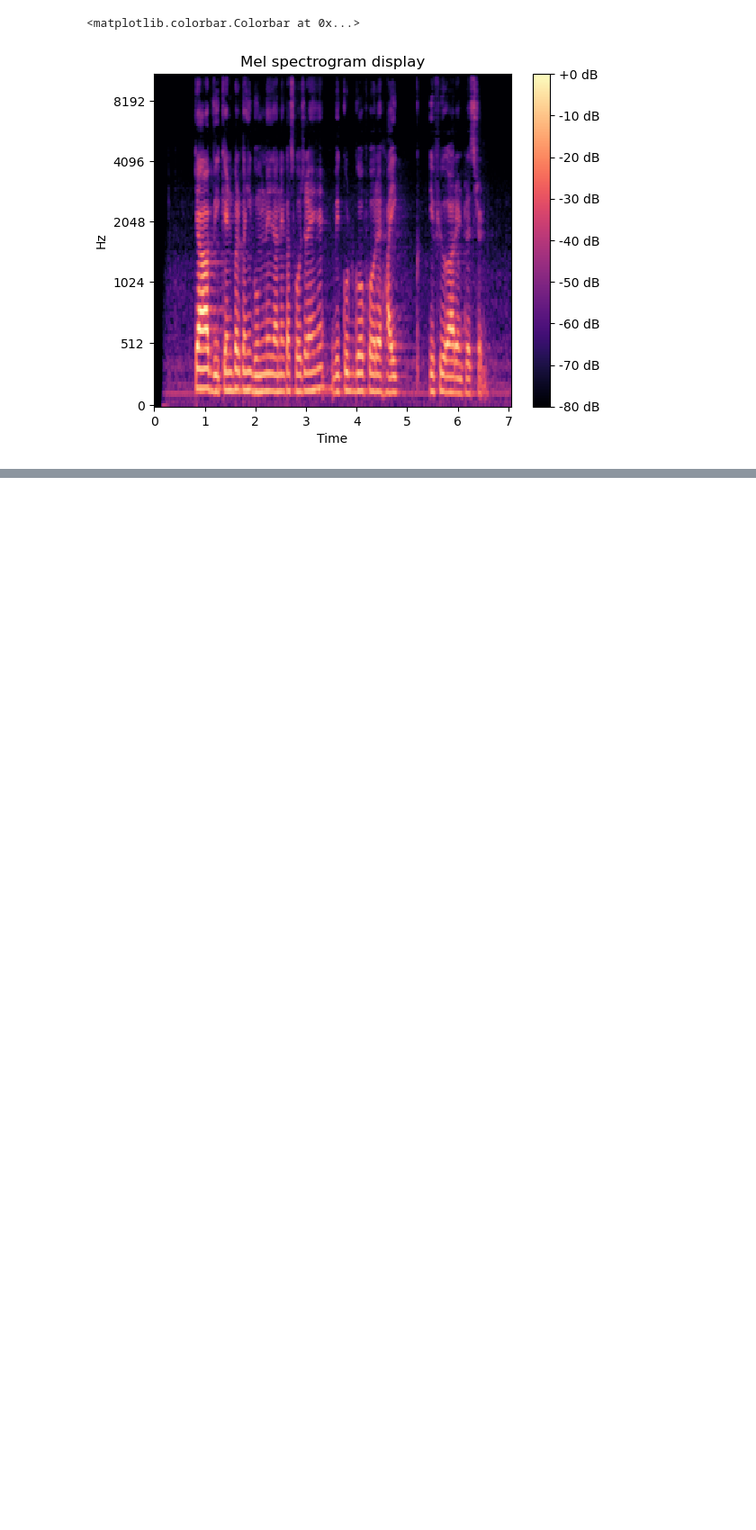
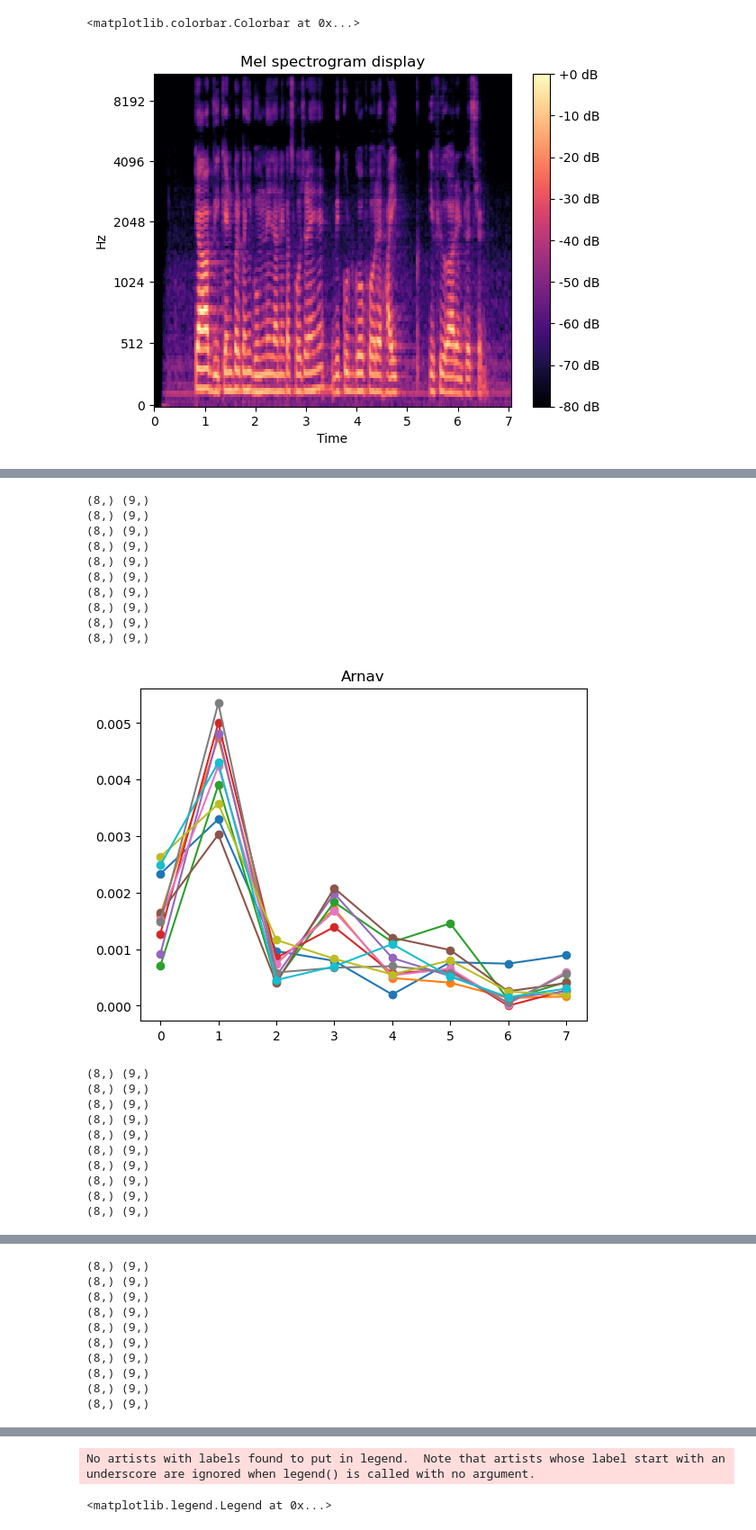
Before and after one commit to KhadgaA/Multilingual-Speaker-Verification, a Jupyter notebook: Trial.ipynb, the cells around one changed output, grey strips where cells are left out. Shown at 90% size. Cells and saved outputs as stored; diff of their text form; code cells hidden in the pictures; blank space fills up the shorter version.

```diff
--- a/Trial.ipynb
+++ b/Trial.ipynb
@@ -410,0 +399,4 @@ def Classification(X_train, X_test, y_train, y_test,data,name:str,Gridsearch = F
+# %%
+for sig, fs in df[['y','sr']].values:
+    print(sig,fs)
+    break
@@ -410,0 +489,39 @@ def Classification(X_train, X_test, y_train, y_test,data,name:str,Gridsearch = F
+# %%
+#plot hist for each different person in df
+DOM_freq = []
+min_dom_freq = 100
+max_dom_freq = 1000
+for name in df['class'].unique():
+    for sig, fs in df[df['class']==name][['y','sr']].values:
+        dom_f = dominant_frequencies.get_dominant_frequencies(sig,fs,nfft=512,butter_filter=True)
+        dom_f = dom_f[(dom_f>min_dom_freq) & (dom_f<max_dom_freq)]
+        h,e = np.histogram(dom_f,bins = range(min_dom_freq,max_dom_freq,100),density=True)
+        df['dom_freq'] = dom_f
+        print(h.shape,e.shape)
+        plt.plot(h,'-o',label = name,scaley=True,scalex=True,)
+        plt.title(name)
+
+        # break
+    plt.show()
+# %% [output]
+(8,) (9,)
+(8,) (9,)
+(8,) (9,)
+(8,) (9,)
+(8,) (9,)
+(8,) (9,)
+(8,) (9,)
+(8,) (9,)
+(8,) (9,)
+(8,) (9,)
+[figure, added]
+(8,) (9,)
+(8,) (9,)
+(8,) (9,)
+(8,) (9,)
+(8,) (9,)
+(8,) (9,)
+(8,) (9,)
+(8,) (9,)
+(8,) (9,)
+(8,) (9,)
@@ -410,0 +529,10 @@ def Classification(X_train, X_test, y_train, y_test,data,name:str,Gridsearch = F
+(8,) (9,)
+(8,) (9,)
+(8,) (9,)
+(8,) (9,)
+(8,) (9,)
+(8,) (9,)
+(8,) (9,)
+(8,) (9,)
+(8,) (9,)
+(8,) (9,)
@@ -410,0 +562,2 @@ def Classification(X_train, X_test, y_train, y_test,data,name:str,Gridsearch = F
+No artists with labels found to put in legend.  Note that artists whose label start with an underscore are ignored when legend() is called with no argument.
+<matplotlib.legend.Legend at 0x...>
```
Also changed, not shown: parts of 19 cells of this notebook.
